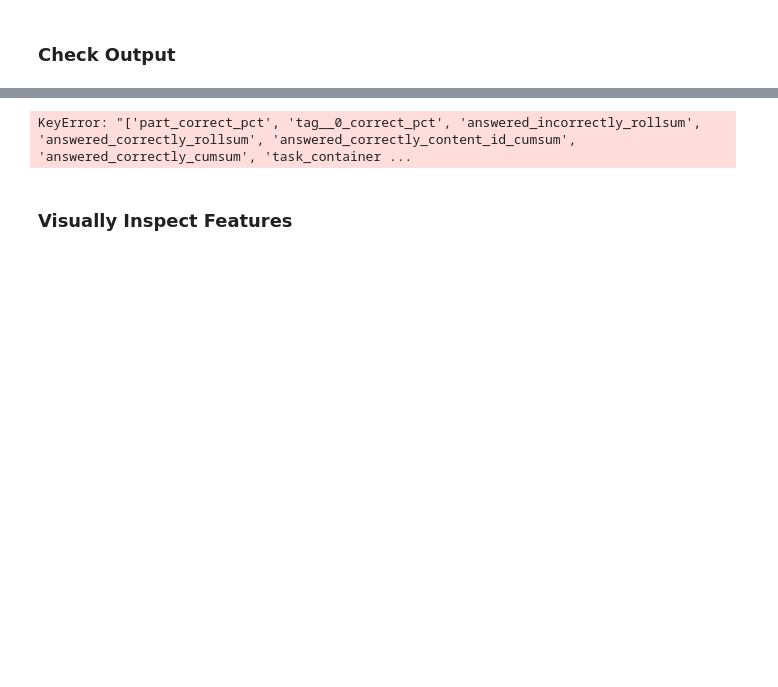
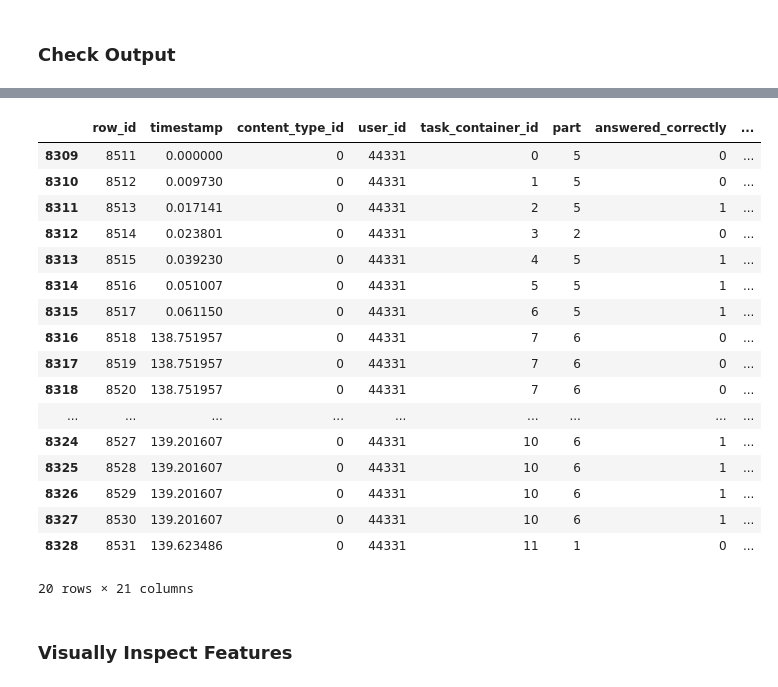
Before and after one commit to tdenimal/riid_kaggle, a Jupyter notebook: notebooks/riiid-bigquery.ipynb, the cells around one changed output, grey strips where cells are left out. Saved outputs shown, nothing was run; the diff lists cells and outputs as text; code cells hidden in the pictures; blank space fills up the shorter version.

```diff
--- a/notebooks/riiid-bigquery.ipynb
+++ b/notebooks/riiid-bigquery.ipynb
@@ -1014,37 +1148,51 @@ df_query
 # <hide-input>
 cols = [
         'row_id',
-        'task_container_id_orig',
         'timestamp',
         'content_type_id',
         'user_id',
         'task_container_id',
         'part',
-        'tag__0',
         'answered_correctly',
         'answered_incorrectly',
         'answered_correctly_cumsum',
         'answered_incorrectly_cumsum',
         'answered_correctly_content_id_cumsum',
         'answered_correctly_rollsum',
         'answered_incorrectly_rollsum',
         'answered_incorrectly_content_id_cumsum',
         'part_correct_pct',
-        'tag__0_correct_pct',
         'question_id_correct_pct',
         'prior_question_elapsed_time',
         'prior_question_elapsed_time_rollavg',
         'prior_question_had_explanation',
         'lectures_cumcount',
         'answered_correctly_cumsum_upto'
 ]
 
 df_user = df_query[cols].copy()
 df_user.timestamp = df_user.timestamp / (1000*60*60)
 
 df_user.loc[df_user.user_id == 44331].head(20)
 # %% [output]
+|  | row_id | timestamp | content_type_id | user_id | task_container_id | part | answered_correctly | ... |
+| 8309 | 8511 | 0.000000 | 0 | 44331 | 0 | 5 | 0 | ... |
+| 8310 | 8512 | 0.009730 | 0 | 44331 | 1 | 5 | 0 | ... |
+| 8311 | 8513 | 0.017141 | 0 | 44331 | 2 | 5 | 1 | ... |
+| 8312 | 8514 | 0.023801 | 0 | 44331 | 3 | 2 | 0 | ... |
+| 8313 | 8515 | 0.039230 | 0 | 44331 | 4 | 5 | 1 | ... |
+| 8314 | 8516 | 0.051007 | 0 | 44331 | 5 | 5 | 1 | ... |
+| 8315 | 8517 | 0.061150 | 0 | 44331 | 6 | 5 | 1 | ... |
+| 8316 | 8518 | 138.751957 | 0 | 44331 | 7 | 6 | 0 | ... |
+| 8317 | 8519 | 138.751957 | 0 | 44331 | 7 | 6 | 0 | ... |
+| 8318 | 8520 | 138.751957 | 0 | 44331 | 7 | 6 | 0 | ... |
+| ... | ... | ... | ... | ... | ... | ... | ... | ... |
+| 8324 | 8527 | 139.201607 | 0 | 44331 | 10 | 6 | 1 | ... |
+| 8325 | 8528 | 139.201607 | 0 | 44331 | 10 | 6 | 1 | ... |
+| 8326 | 8529 | 139.201607 | 0 | 44331 | 10 | 6 | 1 | ... |
+| 8327 | 8530 | 139.201607 | 0 | 44331 | 10 | 6 | 1 | ... |
+| 8328 | 8531 | 139.623486 | 0 | 44331 | 11 | 1 | 0 | ... |
-KeyError: "['part_correct_pct', 'tag__0_correct_pct', 'answered_incorrectly_rollsum', 'answered_correctly_rollsum', 'answered_correctly_content_id_cumsum', 'answered_correctly_cumsum', 'task_container ...
+20 rows × 21 columns
 # %% [markdown]
 ### Visually Inspect Features
 # %% [markdown]
```
Also changed, not shown: parts of 18 cells of this notebook, 1 other file.
